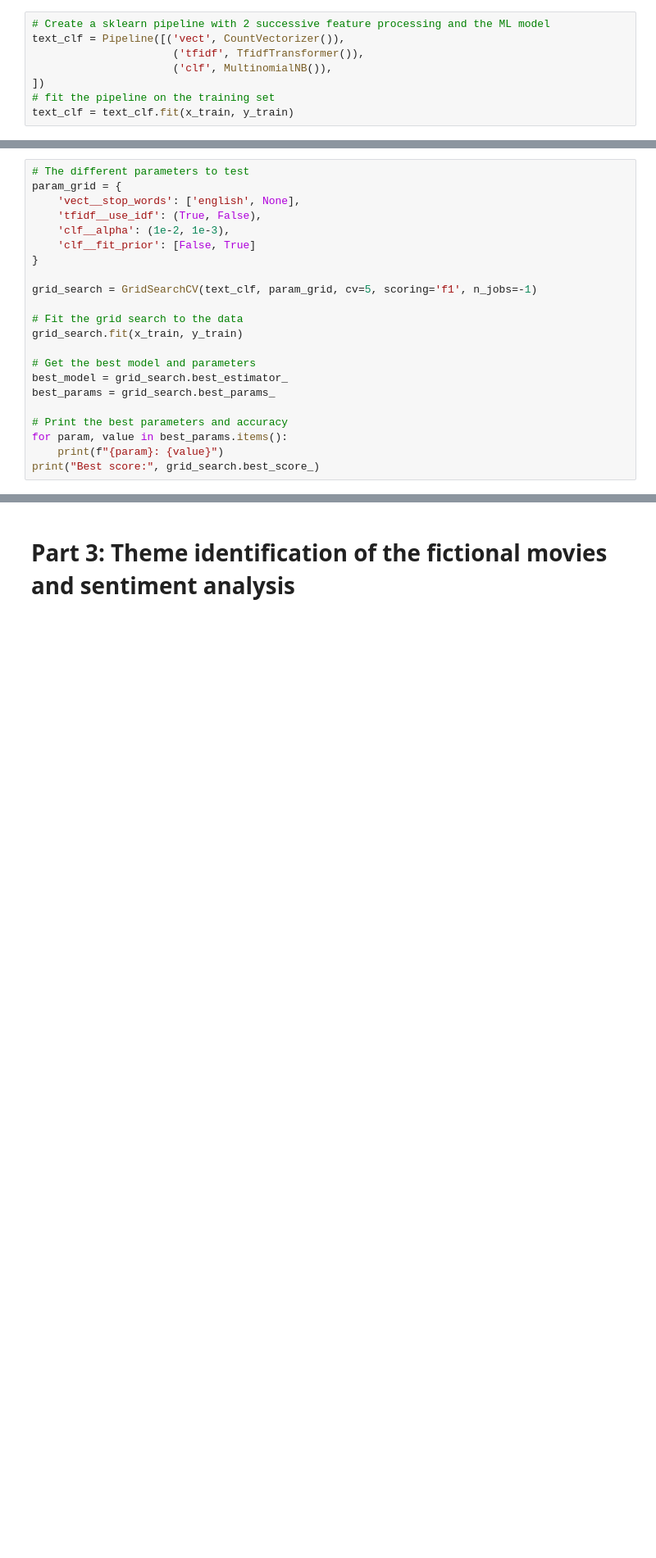
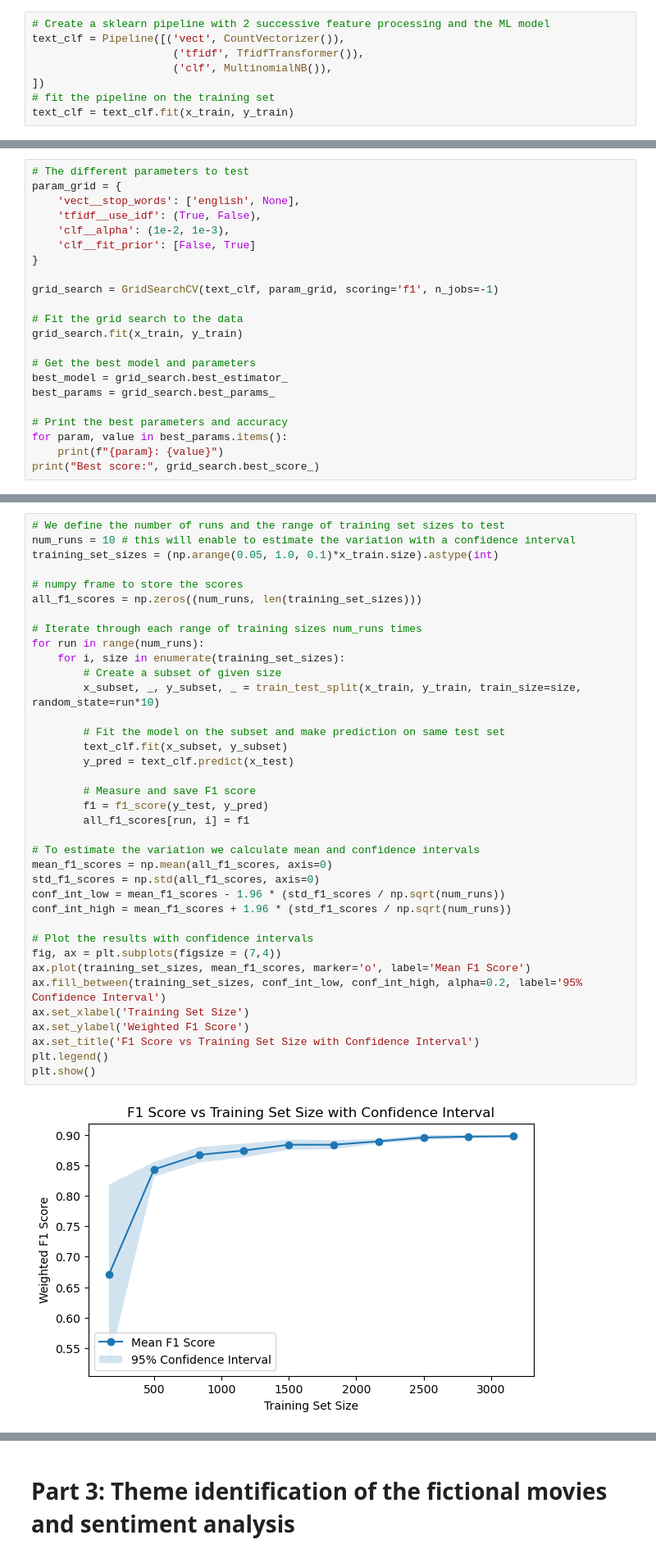
Before and after one commit to epfl-ada/ada-2023-project-thepiratesofthestreet, a Jupyter notebook: milestone2.ipynb, the cells around one changed output, grey strips where cells are left out. Shown at 82% size. Drawn from its saved outputs; the diff is of its cells as text; blank space fills up the shorter version.

```diff
--- a/milestone2.ipynb
+++ b/milestone2.ipynb
@@ -351,7 +331,7 @@ param_grid = {
     'clf__fit_prior': [False, True]
 }
 
-grid_search = GridSearchCV(text_clf, param_grid, cv=5, scoring='f1', n_jobs=-1)
+grid_search = GridSearchCV(text_clf, param_grid, scoring='f1', n_jobs=-1)
 
 # Fit the grid search to the data
 grid_search.fit(x_train, y_train)
@@ -428,0 +433,39 @@ print(class_report)
+# %%
+# We define the number of runs and the range of training set sizes to test
+num_runs = 10 # this will enable to estimate the variation with a confidence interval
+training_set_sizes = (np.arange(0.05, 1.0, 0.1)*x_train.size).astype(int)
+
+# numpy frame to store the scores
+all_f1_scores = np.zeros((num_runs, len(training_set_sizes)))
+
+# Iterate through each range of training sizes num_runs times
+for run in range(num_runs):
+    for i, size in enumerate(training_set_sizes):
+        # Create a subset of given size
+        x_subset, _, y_subset, _ = train_test_split(x_train, y_train, train_size=size, random_state=run*10)
+
+        # Fit the model on the subset and make prediction on same test set
+        text_clf.fit(x_subset, y_subset)
+        y_pred = text_clf.predict(x_test)
+
+        # Measure and save F1 score
+        f1 = f1_score(y_test, y_pred)
+        all_f1_scores[run, i] = f1
+
+# To estimate the variation we calculate mean and confidence intervals
+mean_f1_scores = np.mean(all_f1_scores, axis=0)
+std_f1_scores = np.std(all_f1_scores, axis=0)
+conf_int_low = mean_f1_scores - 1.96 * (std_f1_scores / np.sqrt(num_runs))
+conf_int_high = mean_f1_scores + 1.96 * (std_f1_scores / np.sqrt(num_runs))
+
+# Plot the results with confidence intervals
+fig, ax = plt.subplots(figsize = (7,4))
+ax.plot(training_set_sizes, mean_f1_scores, marker='o', label='Mean F1 Score')
+ax.fill_between(training_set_sizes, conf_int_low, conf_int_high, alpha=0.2, label='95% Confidence Interval')
+ax.set_xlabel('Training Set Size')
+ax.set_ylabel('Weighted F1 Score')
+ax.set_title('F1 Score vs Training Set Size with Confidence Interval')
+plt.legend()
+plt.show()
+# %% [output]
+[figure, added]
```
Also changed, not shown: parts of 31 cells of this notebook, 4 other files.
